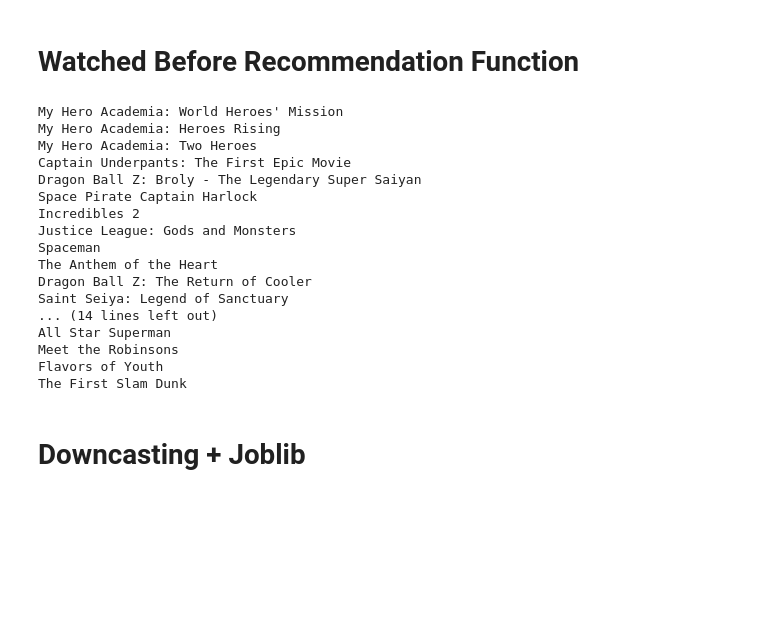
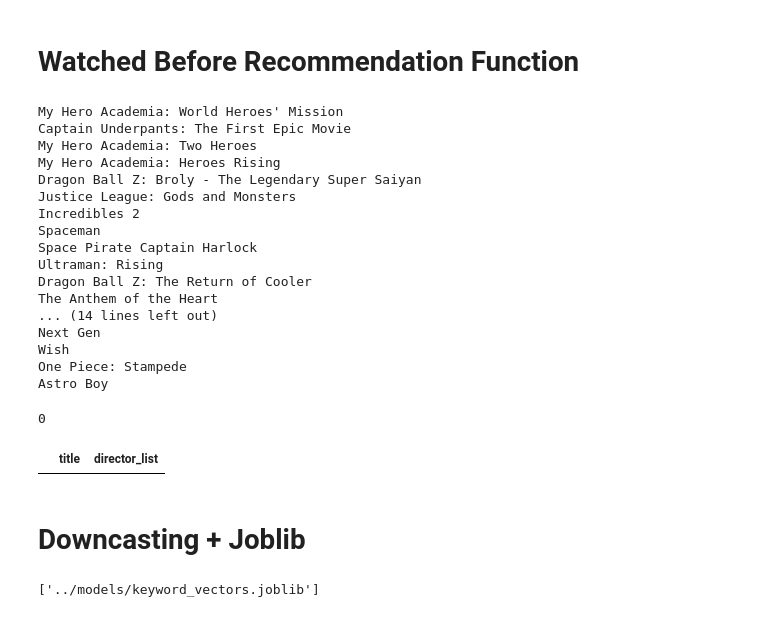
Before and after one commit to mindi888/Venn, a Jupyter notebook: backend/notebooks/Movie Rec System.ipynb, the cells around one changed output. Drawn from its saved outputs; the diff is of its cells as text; code cells hidden in the pictures; blank space fills up the shorter version.

```diff
--- a/backend/notebooks/Movie Rec System.ipynb
+++ b/backend/notebooks/Movie Rec System.ipynb
@@ -188,6 +226,6 @@ bayesian_new_filtered_df["keywords_list"] = bayesian_new_filtered_df["keywords"]
 )
 
 bayesian_new_filtered_df["director_list"] = bayesian_new_filtered_df["director"].apply(
-    lambda x: [x.strip()] if pd.notna(x) else []
+    lambda x: [d.strip() for d in x.split(",")] if pd.notna(x) else []
 )
 # %%
@@ -228,11 +265,3 @@ bayesian_new_filtered_df["tags"] = bayesian_new_filtered_df.apply(build_tags, ax
-# %%
-from nltk.stem.porter import PorterStemmer
-ps = PorterStemmer()
-
-def stem(text):
-    return " ".join([ps.stem(word) for word in text.split()])
-
-bayesian_new_filtered_df["tags"] = bayesian_new_filtered_df["tags"].apply(stem)
 # %%
 from sklearn.feature_extraction.text import CountVectorizer
 from sklearn.metrics.pairwise import cosine_similarity
@@ -486,22 +515,34 @@ for movie in movies:
         print(movie["title"])
 # %% [output]
 My Hero Academia: World Heroes' Mission
+Captain Underpants: The First Epic Movie
+My Hero Academia: Two Heroes
 My Hero Academia: Heroes Rising
-My Hero Academia: Two Heroes
-Captain Underpants: The First Epic Movie
 Dragon Ball Z: Broly - The Legendary Super Saiyan
+Justice League: Gods and Monsters
+Incredibles 2
+Spaceman
 Space Pirate Captain Harlock
-Incredibles 2
-Justice League: Gods and Monsters
-Spaceman
+Ultraman: Rising
+Dragon Ball Z: The Return of Cooler
 The Anthem of the Heart
-Dragon Ball Z: The Return of Cooler
-Saint Seiya: Legend of Sanctuary
 ... (14 lines left out)
-All Star Superman
-Meet the Robinsons
-Flavors of Youth
-The First Slam Dunk
+Next Gen
+Wish
+One Piece: Stampede
+Astro Boy
+# %%
+# Any rows where director_list contains a comma-containing string (sign the split didn't happen)?
+bad_rows = bayesian_new_filtered_df[
+    bayesian_new_filtered_df["director_list"].apply(
+        lambda lst: any("," in d for d in lst) if isinstance(lst, list) else False
+    )
+]
+print(len(bad_rows))
+bad_rows[["title", "director_list"]].head(10)
+# %% [output]
+0
+|  | title | director_list |
 # %% [markdown]
 # Downcasting + Joblib
 # %%
@@ -522,3 +563,5 @@ keyword_vectors = keyword_vectors.astype(np.float32)
 joblib.dump(movies_df, '../models/movies_df.joblib', compress=3)
 joblib.dump(vectors, '../models/vectors.joblib', compress=3)
 joblib.dump(keyword_vectors, '../models/keyword_vectors.joblib', compress=3)
+# %% [output]
+['../models/keyword_vectors.joblib']
```
Also changed, not shown: parts of 13 cells of this notebook, 47 other files.
